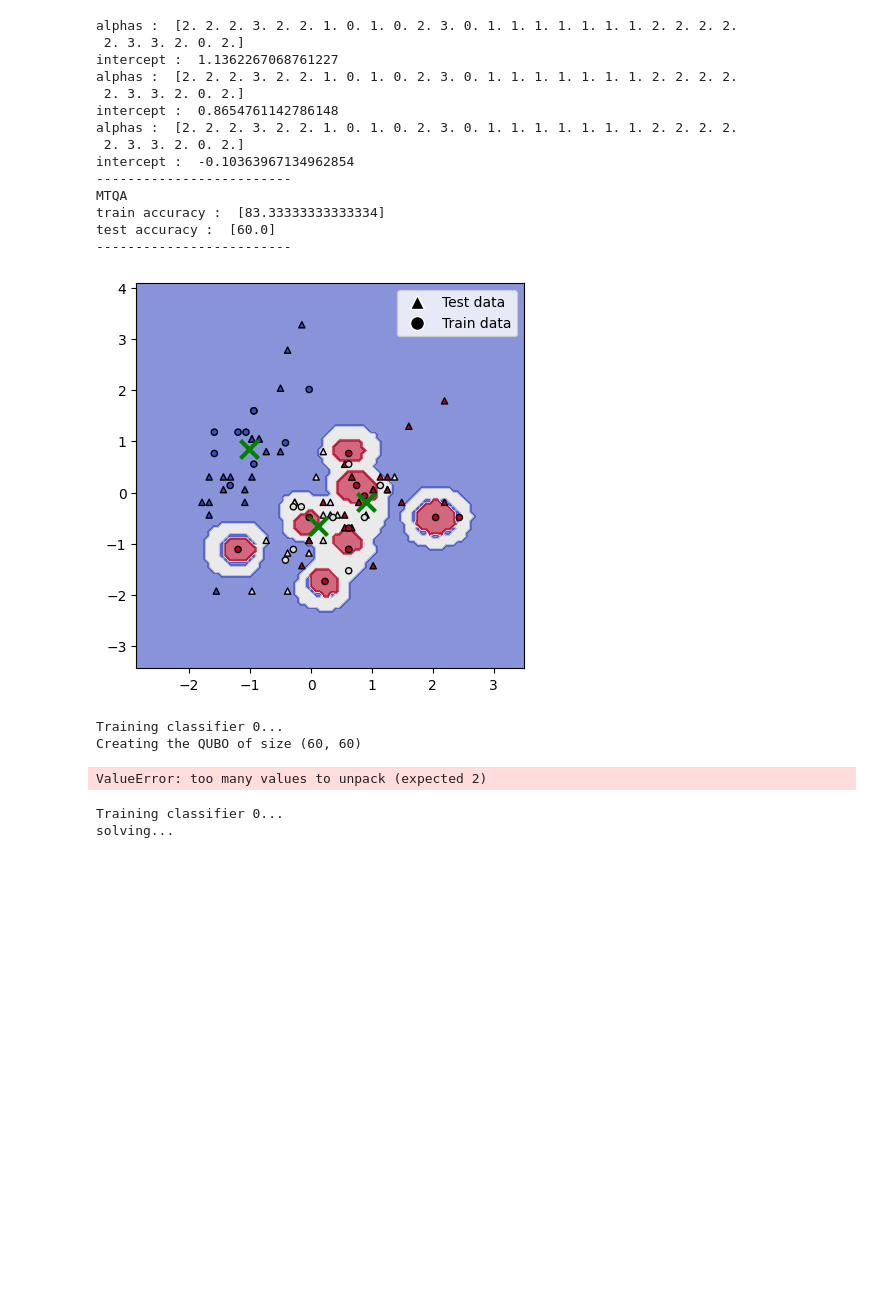
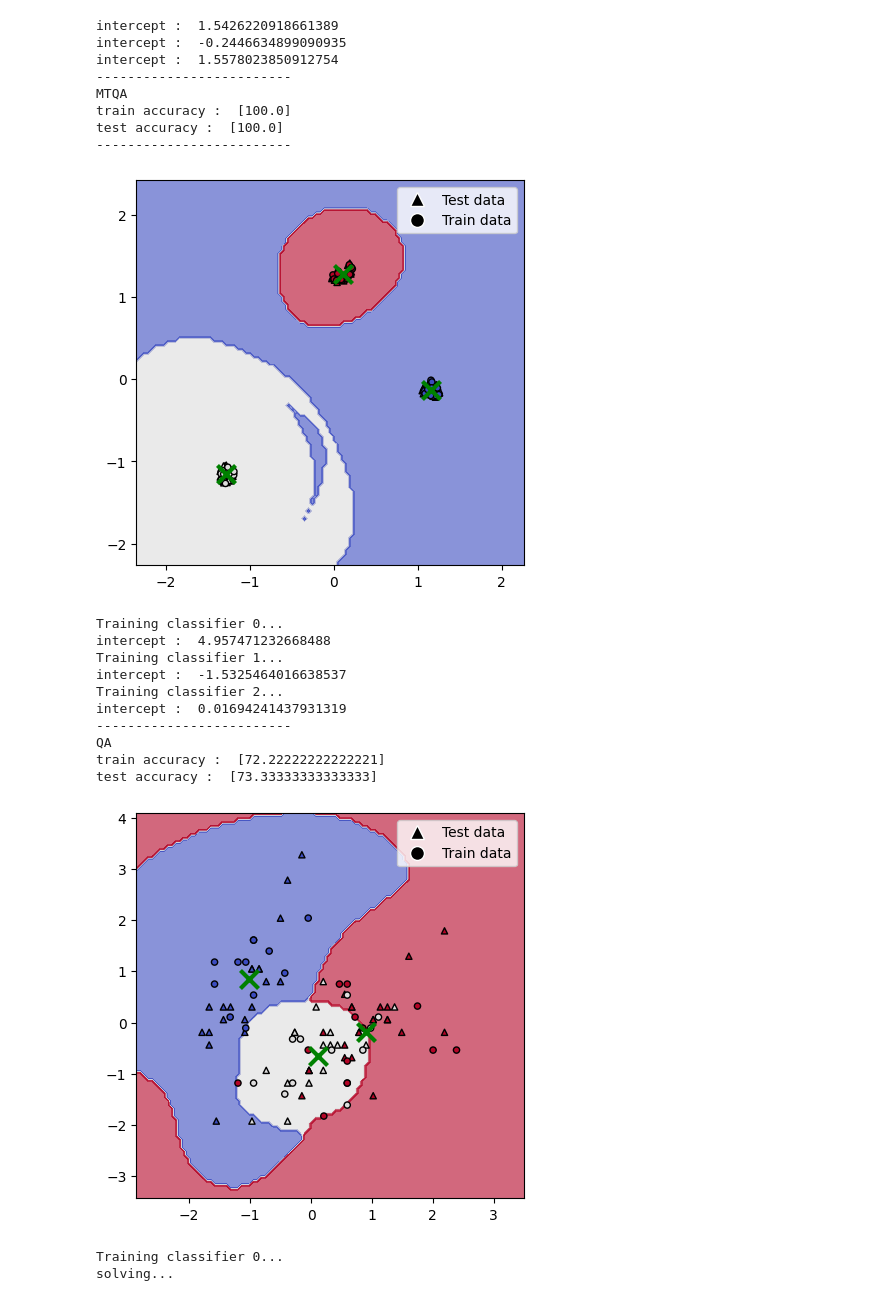
Before and after one commit to Jagaa-1008/quantum_SVM, a Jupyter notebook: iris_classification_sepal.ipynb, the cells around one changed output. Drawn from its saved outputs; the diff is of its cells as text; code cells hidden in the pictures; blank space fills up the shorter version.

```diff
--- a/iris_classification_sepal.ipynb
+++ b/iris_classification_sepal.ipynb
@@ -351,17 +342,17 @@ test accuracy :  [63.33333333333333]
 # %%
-from mtqa_qsvm import *
+from mtqa_qsvm import MTQA_OneVsRestClassifier, qSVM, OneVsRestClassifier
 from utils import *
 from solver_config import dwave_MTQA
 
 NN = 1
-gamma = 9
+gamma = 1
 mtqa_test = []
 mtqa_train = []
 qa_test = []
 qa_train = []
 for i in range(NN):
     params = {
-        "Xi": 0.2,
+        "Xi": 0.01,
         "gamma": gamma,
         # "optimizer": dwave_MTQA
     }
@@ -397,21 +388,15 @@ print("-------------------------")
 
 plot_figure(mtqa_OvR, preprocessing.scale(X), y, nn, X_test, X_train, y_test, y_train)
 # %% [output]
-alphas :  [2. 2. 2. 3. 2. 2. 1. 0. 1. 0. 2. 3. 0. 1. 1. 1. 1. 1. 1. 1. 2. 2. 2. 2.
- 2. 3. 3. 2. 0. 2.]
-intercept :  1.1362267068761227
-alphas :  [2. 2. 2. 3. 2. 2. 1. 0. 1. 0. 2. 3. 0. 1. 1. 1. 1. 1. 1. 1. 2. 2. 2. 2.
- 2. 3. 3. 2. 0. 2.]
-intercept :  0.8654761142786148
-alphas :  [2. 2. 2. 3. 2. 2. 1. 0. 1. 0. 2. 3. 0. 1. 1. 1. 1. 1. 1. 1. 2. 2. 2. 2.
- 2. 3. 3. 2. 0. 2.]
-intercept :  -0.10363967134962854
+intercept :  1.5426220918661389
+intercept :  -0.2446634899090935
+intercept :  1.5578023850912754
 -------------------------
 MTQA
-train accuracy :  [83.33333333333334]
-test accuracy :  [60.0]
+train accuracy :  [100.0]
+test accuracy :  [100.0]
 -------------------------
-[figure, old version]
+[figure, new version]
 # %%
 from mtqa_qsvm import *
 from utils import *
@@ -420,7 +405,9 @@ from solver_config import dwave_QA
 qubo_list = load_qubo_list("iris_petal")
 emb = load_embedding("iris_petal")
 
+gamma = 0.8
 params = {
+    "Xi": 0.3,
     "gamma": gamma,
     "optimizer": dwave_QA,
     # "qubo_list" : qubo_list,
@@ -431,35 +418,43 @@ params = {
 # Initialize and train the classifier
 qa_OvR = OneVsRestClassifier(class_num=nn, classifier=qSVM, params=params)
 qa_OvR.solve(X_train, y_train)
 
 qa_test = []
 qa_train = []
 
 # Predict
 qa_predict = qa_OvR.predict(X_test)
 qa_t_pred= qa_OvR.predict(X_train)
 
 # Performance analysis
 qa_test_accuracy = accuracy_score(y_test, qa_predict)*100
 qa_training_accuracy = accuracy_score(y_train, qa_t_pred)*100
 
 qa_test.append(qa_test_accuracy)
 qa_train.append(qa_training_accuracy)
 
 print("-------------------------")
 print("QA")
 print("train accuracy : ", qa_train)
 # print("mean : ", np.mean(qa_train))
 # print("standard deviation : ", np.std(qa_train))
 print("test accuracy : ", qa_test)
 # print(np.mean(qa_test))
 # print(np.std(qa_test))
 
 plot_figure(qa_OvR, preprocessing.scale(X), y, nn, X_test, X_train, y_test, y_train)
 # %% [output]
 Training classifier 0...
-Creating the QUBO of size (60, 60)
+intercept :  4.957471232668488
+Training classifier 1...
+intercept :  -1.5325464016638537
+Training classifier 2...
+intercept :  0.01694241437931319
+-------------------------
+QA
+train accuracy :  [72.22222222222221]
+test accuracy :  [73.33333333333333]
-ValueError: too many values to unpack (expected 2)
+[figure, added]
 # %%
 from qsvm import *
 from utils import *
```
Also changed, not shown: parts of 3 cells of this notebook, 18 other files.
